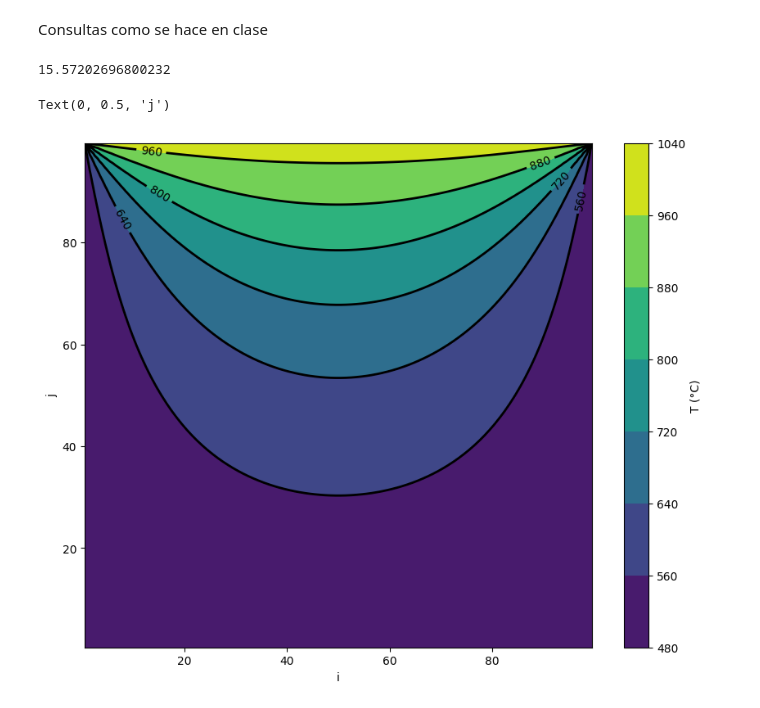
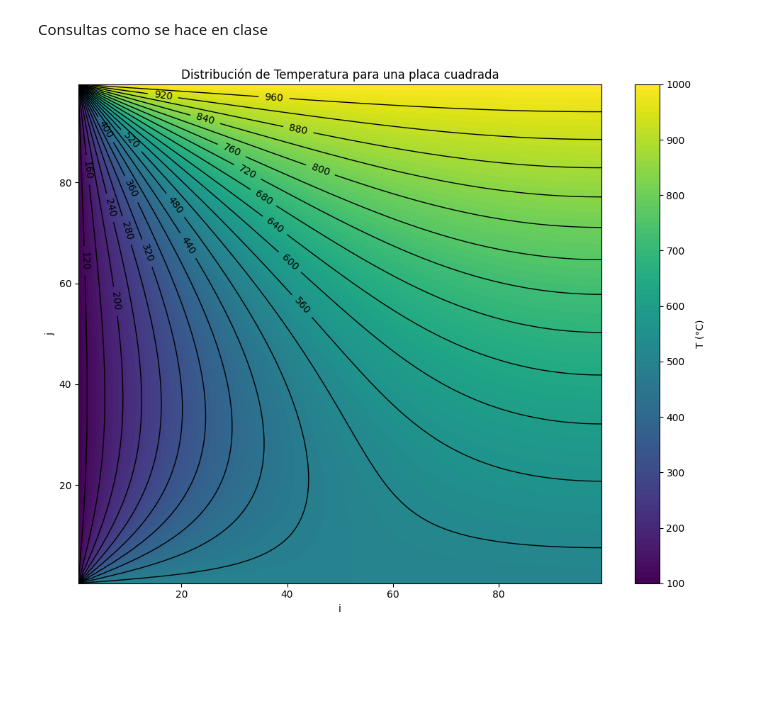
Before and after one commit to RoyGuz/MPP-ITJS-CondoriRoyer, a Jupyter notebook: MPP-Practicas/Guia2/Guia2-Ej1.ipynb, the cells around one changed output. Drawn from its saved outputs; the diff is of its cells as text; code cells hidden in the pictures; blank space fills up the shorter version.

```diff
--- a/MPP-Practicas/Guia2/Guia2-Ej1.ipynb
+++ b/MPP-Practicas/Guia2/Guia2-Ej1.ipynb
@@ -78,31 +143,35 @@ import time as ti
 # %%
-cond_contor = {'A':1000,'B':500,'C':500,'D':500}
-typ_cond_contorno = {'A':'temp','B':'temp','C':'temp','D':'temp'}
+cond_contor = {'A':1000,'B':0,'C':500,'D':100}
+
+typ_cond_contorno = {'A':'temp','B':'flu','C':'temp','D':'temp'}
 
 Nx = 100
 Ny = 100
 
-t1 = ti.time()
-
 b,A,T = temp_chapa(cond_contor,Nx,Ny,typ_cond_contorno)
-
-t2 = ti.time()
-
-print(t2-t1)
-
-#plt.matshow(T.reshape(Nx,Ny))
-# %% [output]
-15.57202696800232
 # %%
-fig, ax = plt.subplots(figsize=(10,8))
-mappable = ax.contourf(T.reshape(Nx,Ny), origin = 'upper')
-levels = ax.contour(T.reshape(Nx,Ny),colors ='k',linewidths = 2, origin ='upper')
+import matplotlib.pyplot as plt
+
+fig, ax = plt.subplots(figsize=(10, 8))
+
+numSeparaciones = 100
+numLineas = 25
+
+mappable = ax.contourf(T.reshape(Nx, Ny), levels=numSeparaciones, origin='upper', cmap='viridis')
+
+levels = ax.contour(T.reshape(Nx, Ny), levels=numLineas, colors='k', linewidths=1,origin='upper')
+
 cbar = plt.colorbar(mappable)
+cbar.set_label('T (°C)')
 
-cbar.set_label('T (°C)')
-ax.clabel(levels, )
+ax.clabel(levels, inline=True, fontsize=10, fmt='%1.0f')
+
+
 ax.set_xlabel('i')
 ax.set_ylabel('j')
+ax.set_title('Distribución de Temperatura para una placa cuadrada')
+
+plt.tight_layout()
+plt.show()
 # %% [output]
-Text(0, 0.5, 'j')
-[figure, old version]
+[figure, new version]
```
Also changed, not shown: parts of 2 cells of this notebook.
